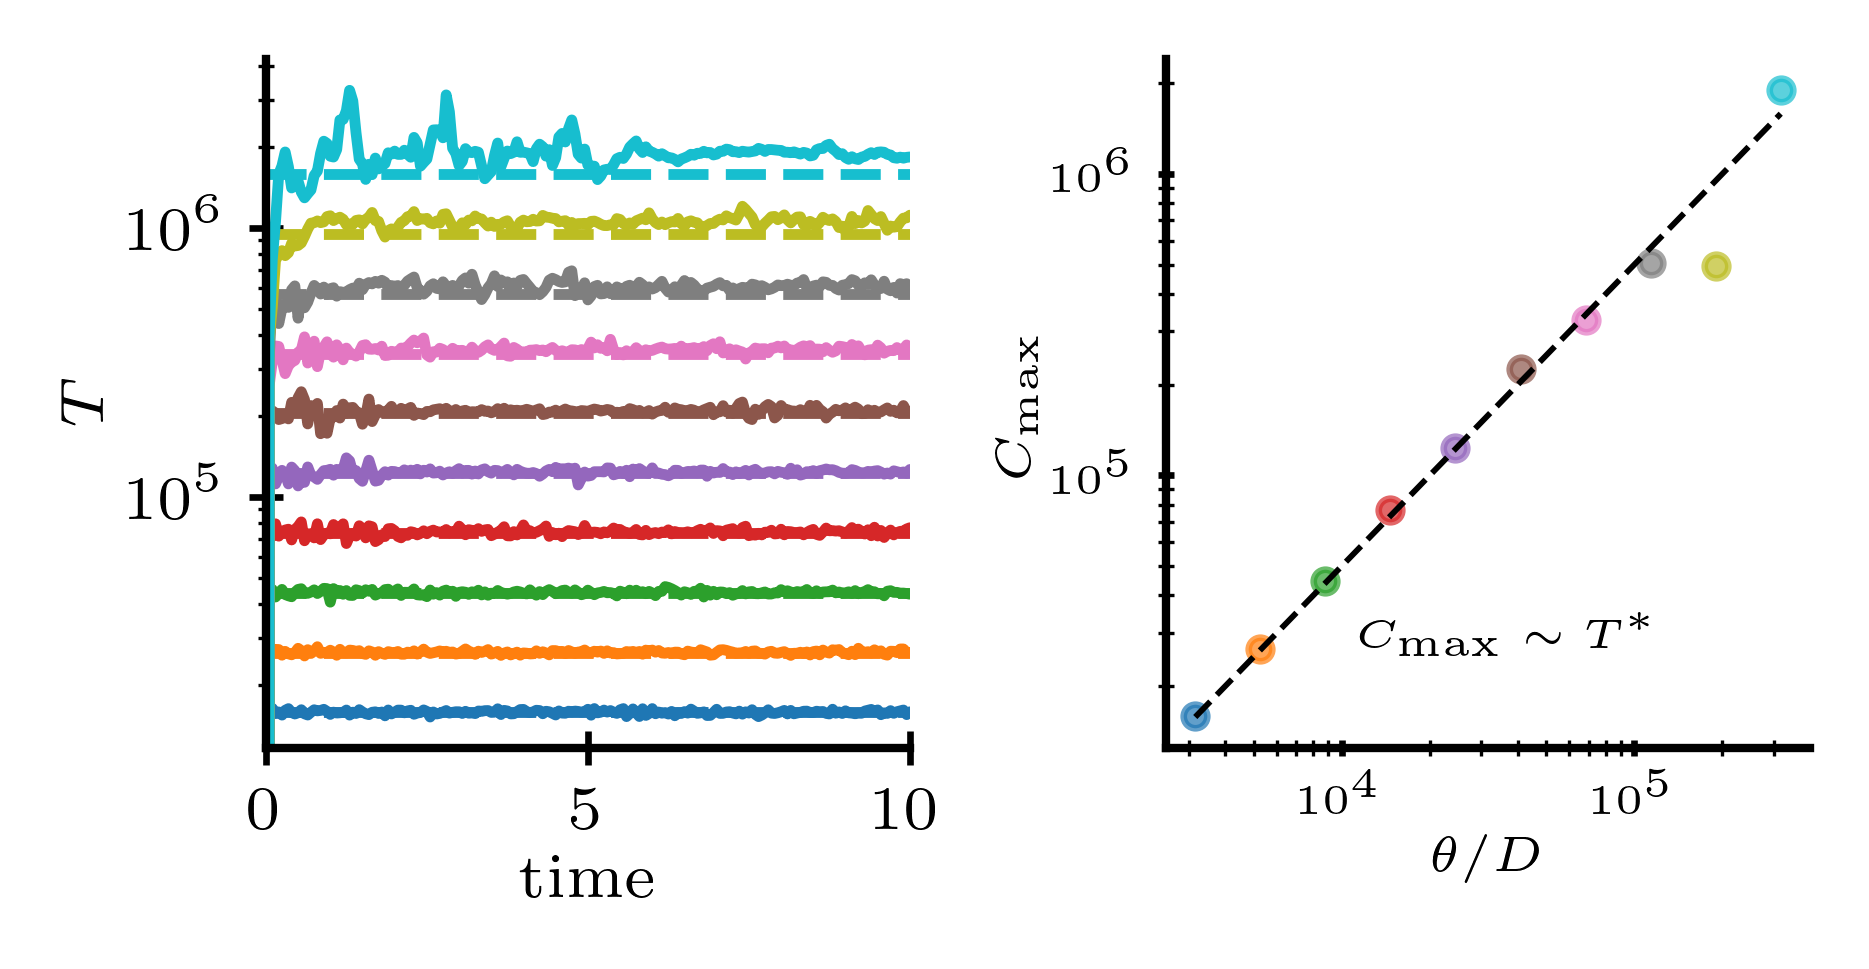
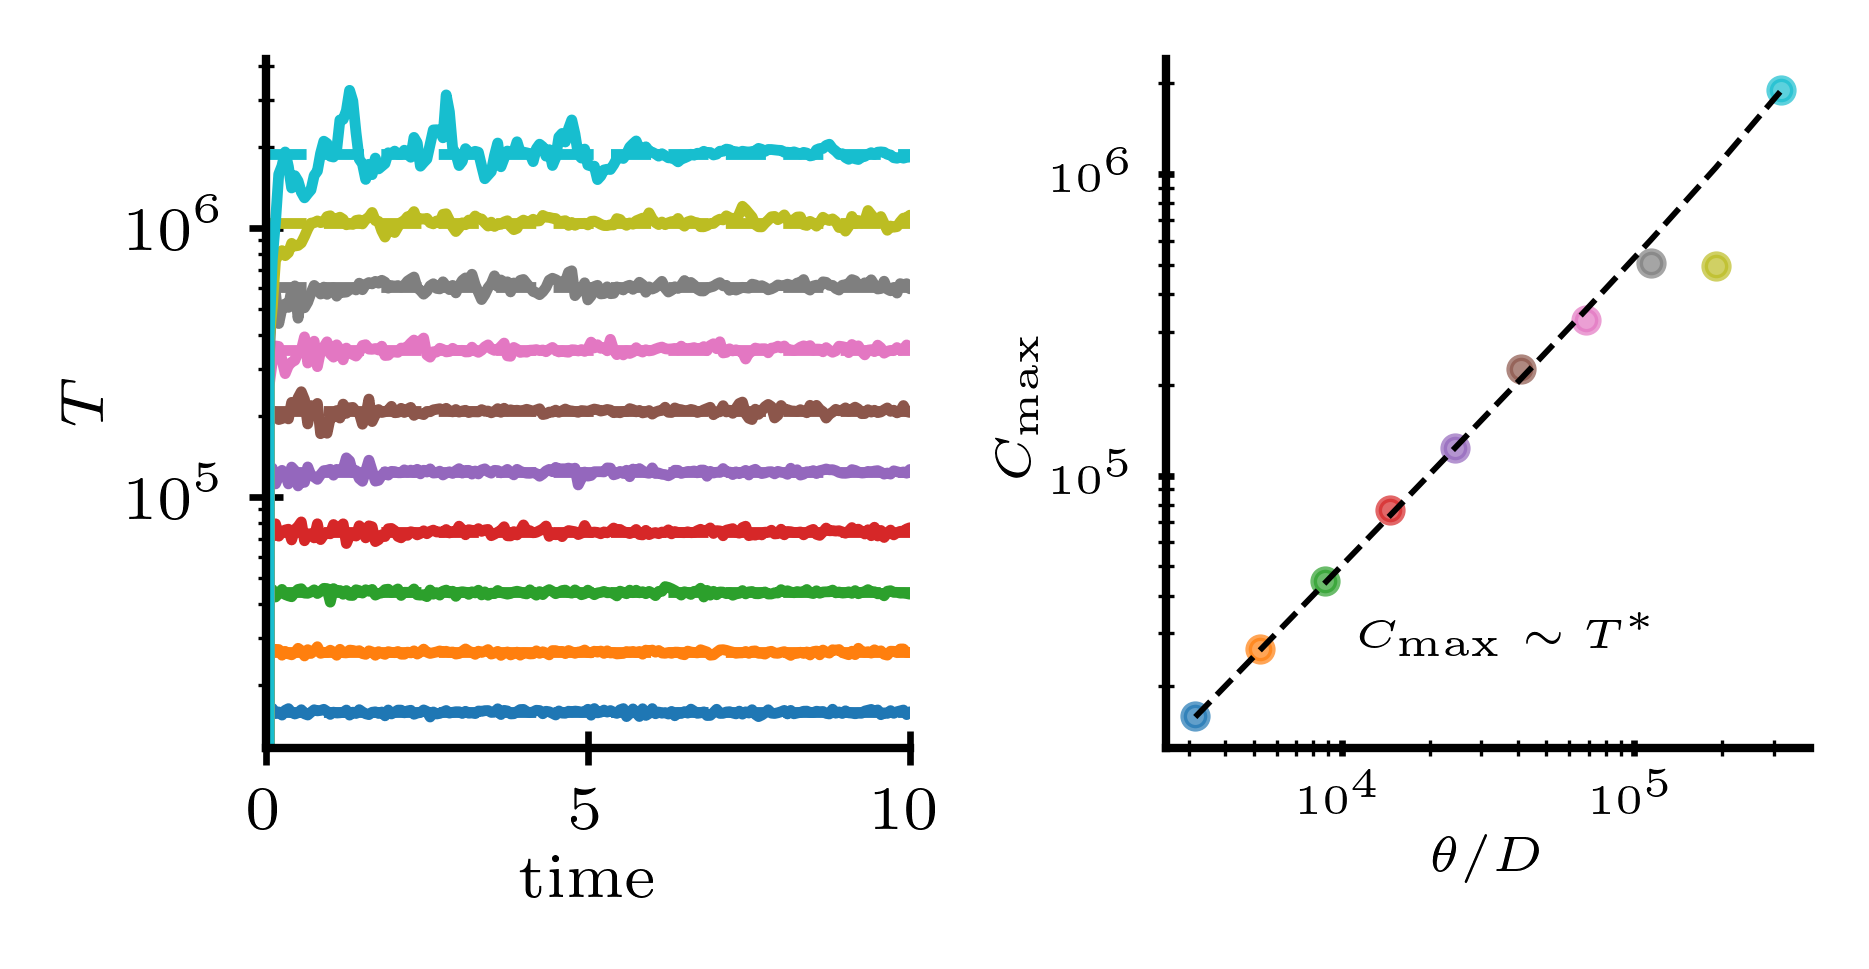
The change to this notebook cell's code, shown as a diff; its figure went from the first image to the second:
--- before
+++ after
@@ -1,7 +1,17 @@
 fig, ax = plt.subplots(1, 2, figsize=(3, 1.5), layout='constrained')
+D = 1
+b = 1e7
+T_stars = []
 for ratio in ratios:
     line,  = ax[0].plot(results_for_ratio[ratio]['t'], results_for_ratio[ratio]['T'])
-    ax[0].axhline(5 * ratio, c=line.get_color(), linestyle='--')
+    
+    d = 0.2 * b / ratio
+    theta = D * ratio
+    
+    T_star = b / (d - D)    
+    ax[0].axhline(T_star, c=line.get_color(), linestyle='--')
     ax[1].scatter(ratio, cmaxes_for_ratio[ratio], s=8, alpha=0.7)
+    
+    T_stars.append(T_star)
     
 ax[0].set_yscale('log')
@@ -10,5 +20,5 @@
 ax[0].set_ylabel(r'$T$')
  
-ax[1].plot(ratios, 5 * ratios , linestyle='--', c='black', lw=0.7)
+ax[1].plot(ratios, T_stars , linestyle='--', c='black', lw=0.7)
 ax[1].set_xlabel(r'$\theta / D$', fontsize=6)
 ax[1].set_ylabel(r'$C_{\max}$', fontsize=6)

Commit: add analysis on how to maintain diversity